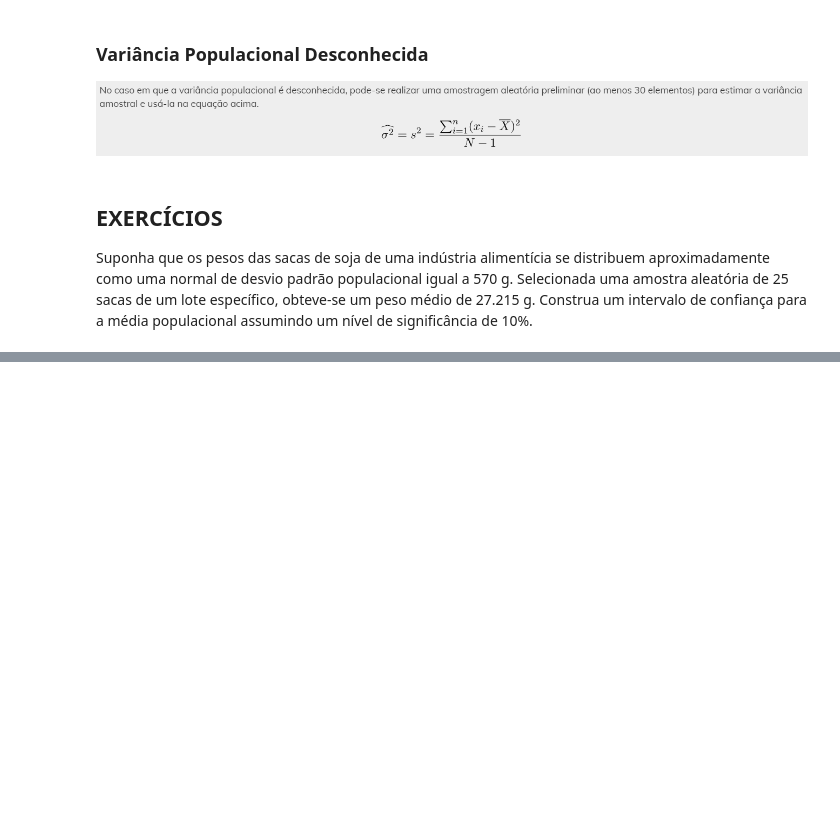
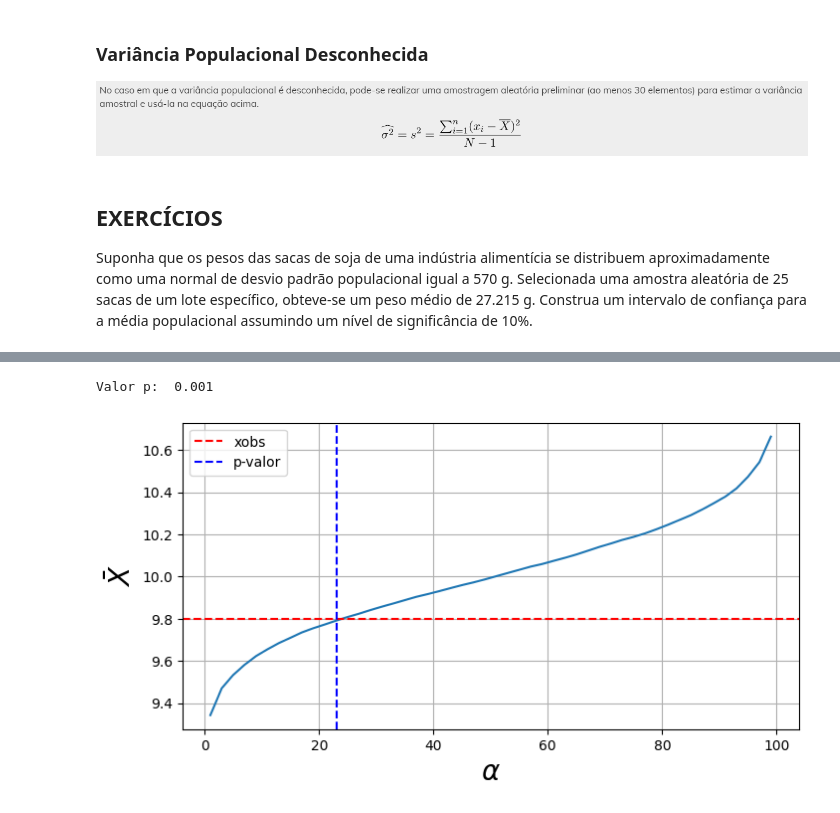
Before and after one commit to pedrofonsecapadilha/BeTechByBraskem, a Jupyter notebook: 05-EstatísticaI/Estudos.ipynb, the cells around one changed output, grey strips where cells are left out. Saved outputs shown, nothing was run; the diff lists cells and outputs as text; code cells hidden in the pictures; blank space fills up the shorter version.

```diff
--- a/05-EstatísticaI/Estudos.ipynb
+++ b/05-EstatísticaI/Estudos.ipynb
@@ -666,0 +910,39 @@ O que consiste o erro inferencial? Não entendi!
+# %%
+# Define inicialmente o valor p como zero
+pvalue = 0
+
+# Laço para o cálculo do valor p
+for i in range(0, len(Xm)):
+    if(Xm[i] < xobs):
+        pvalue = pvalue + 1
+pvalue = pvalue/len(Xm)
+
+# Mostra o valor p definido
+print('Valor p: ', np.round(pvalue, 3))
+# %% [output]
+Valor p:  0.001
+# %%
+# Parâmetros para gerar a curva
+xobs = 9.8     # média das observações
+xcs = []       # vetor de valores críticos
+alphas = []    # vetor de valores de alpha
+
+# Laço para determinar os valores críticos por alphas
+for alpha in np.arange(1,100,2):
+    xc = np.percentile(Xm, alpha)
+    xcs.append(xc)
+    alphas.append(alpha)
+
+pvalue = 0.23
+# Gera a curva de valores críticos por alpha
+plt.figure(figsize=(8,4))
+plt.plot(alphas,xcs)
+plt.axhline(y=xobs, color='red', linestyle='--', label = 'xobs')
+plt.axvline(x=pvalue*100, color='blue', linestyle='--', label = 'p-valor')
+plt.xlabel(r'$\alpha$', fontsize=20)
+plt.ylabel(r'$\bar{X}$', fontsize=20)
+plt.legend()
+plt.grid()
+plt.show()
+# %% [output]
+[figure, added]
```
Also changed, not shown: parts of 40 cells of this notebook.
